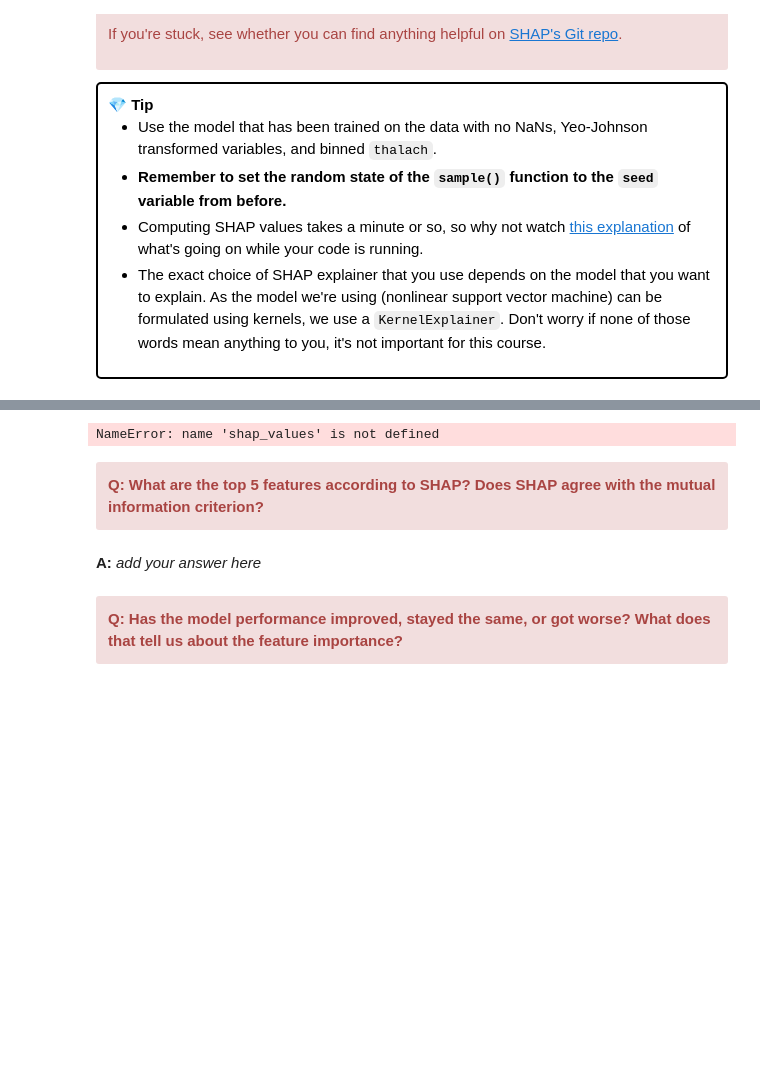
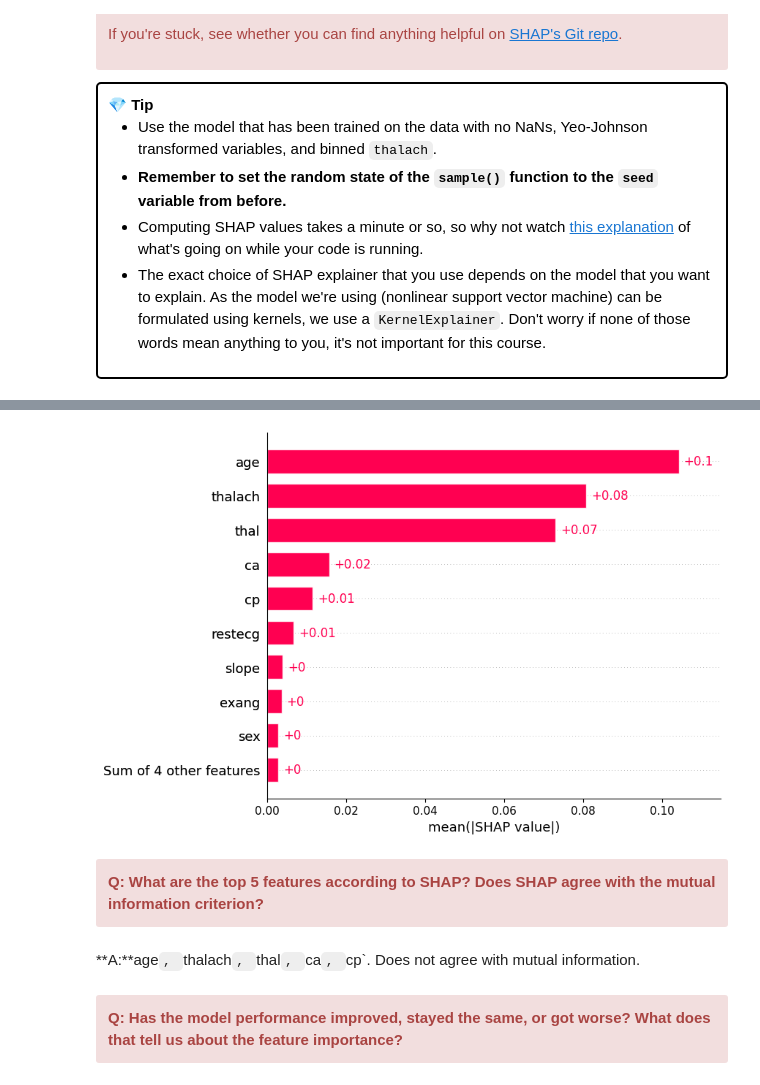
Before and after one commit to UCL-ELEC0136/5-feature-engineering-CurieN26, a Jupyter notebook: 5-feature-engineering.ipynb, the cells around one changed output, grey strips where cells are left out. Cells and saved outputs as stored; diff of their text form; code cells hidden in the pictures; folded sections open; blank space fills up the shorter version.

```diff
--- a/5-feature-engineering.ipynb
+++ b/5-feature-engineering.ipynb
@@ -696,32 +764,35 @@ If you're stuck, see whether you can find anything helpful on <a href=https://gi
 # %%
 import shap
 shap.initjs()
 
 # Sample 100 datapoints as "background data"
 # Add your code here:
+X_background = shap.utils.sample(X_train, 100, random_state=seed)
 
 # Create a SHAP explainer
 # Add your code here:
-
+explainer = shap.KernelExplainer(base_model.predict_proba, X_background)
 # Evaluate the explainer on the test set
 # Add your code here:
+shap_values = explainer(X_test)
 
 # shap_values is an array of shape (n_samples, n_features, n_outputs)
 # Confusingly, although we only have binary outcomes (1 or 0), SHAP still returns 2 outputs
 # The output at index 1 is the probability that the patient has heart disease
 shap_values = shap_values[:, :, 1]
 
 # Plot the SHAP values
 # Add your code here:
+shap.plots.bar(shap_values)
 # %% [output]
 [interactive output not drawn]
-NameError: name 'shap_values' is not defined
+[figure, added]
 # %% [markdown]
 <div class="alert alert-block alert-danger">
 <b>Q: What are the top 5 features according to SHAP? Does SHAP agree with the mutual information criterion?</b>
 </div>
-# %% [markdown]
-**A:** *add your answer here*
+# %% [markdown]
+**A:**age`, `thalach`, `thal`, `ca`, `cp`. Does not agree with mutual information.
 # %%
 # Add your code here:
 # %% [markdown]
```
Also changed, not shown: parts of 19 cells of this notebook.
